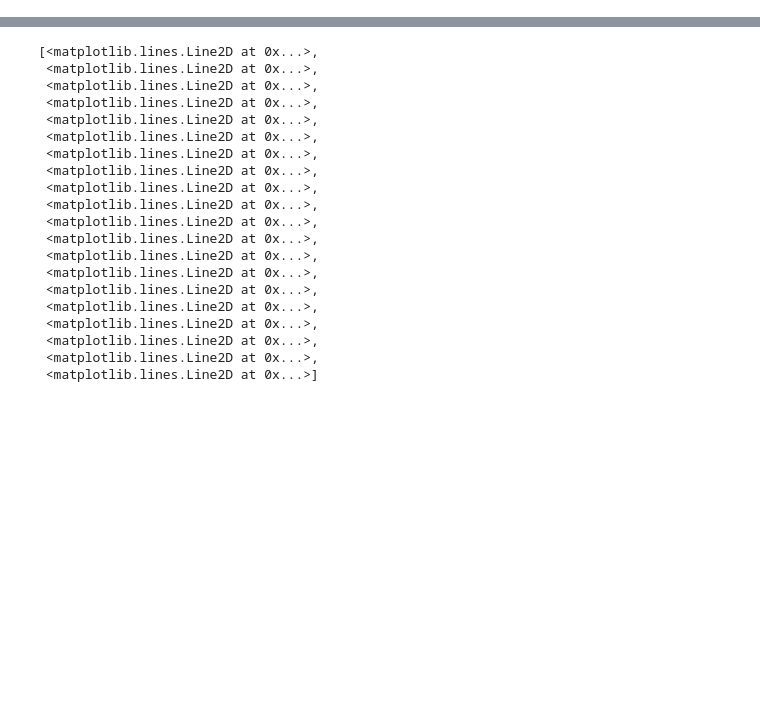
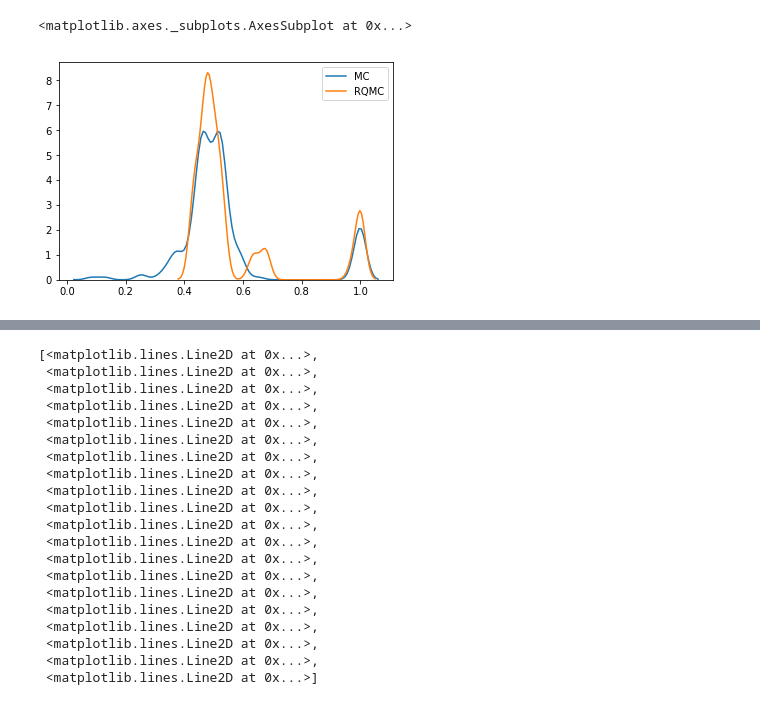
Before and after one commit to alexanderbuchholz/bayesian-optimization, a Jupyter notebook: pyro_bo/eval_pyro_sim.ipynb, the cells around one changed output, grey strips where cells are left out. Saved outputs shown, nothing was run; the diff lists cells and outputs as text; code cells hidden in the pictures; blank space fills up the shorter version.

```diff
--- a/pyro_bo/eval_pyro_sim.ipynb
+++ b/pyro_bo/eval_pyro_sim.ipynb
@@ -15,0 +43,6 @@ mc_y.shape
+# %%
+sns.kdeplot(mc_x_reshape[:,0], label='MC')
+sns.kdeplot(rqmc_x_reshape[:,0], label='RQMC')
+# %% [output]
+<matplotlib.axes._subplots.AxesSubplot at 0x...>
+[figure, added]
```
Also changed, not shown: parts of 9 cells of this notebook, 3 other files.
